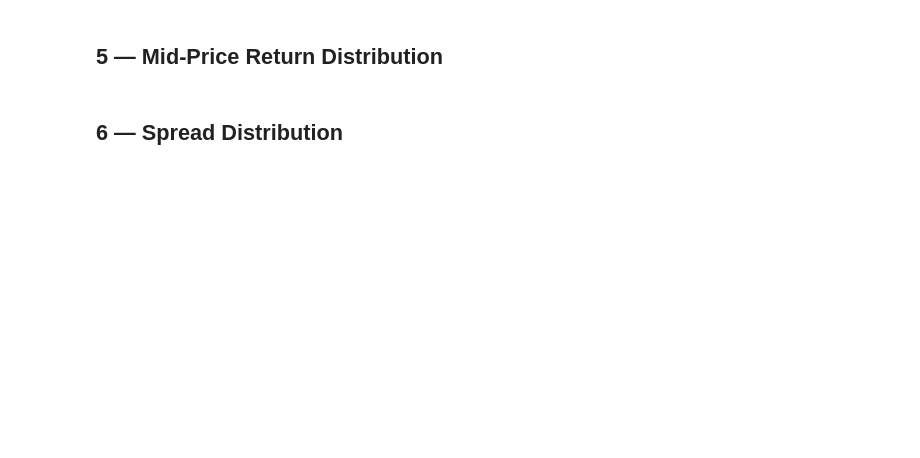
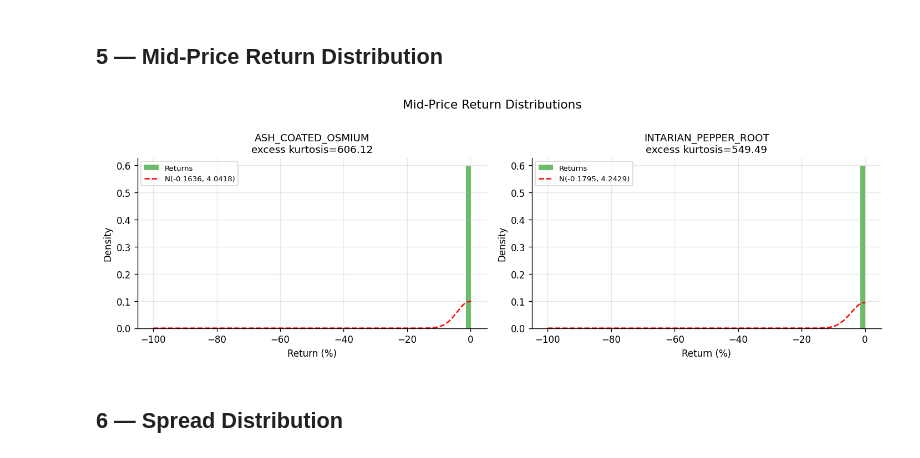
Before and after one commit to dutchduckgo/imc-prosperity-4, a Jupyter notebook: round_1/round_1_visualization.ipynb, the cells around one changed output. Drawn from its saved outputs; the diff is of its cells as text; code cells hidden in the pictures; blank space fills up the shorter version.

```diff
--- a/round_1/round_1_visualization.ipynb
+++ b/round_1/round_1_visualization.ipynb
@@ -245,25 +300,28 @@ plt.show()
 # %%
 fig, axes = plt.subplots(1, n, figsize=(6 * n, 4))
 if n == 1:
     axes = [axes]
 
 for ax, product in zip(axes, products):
     sub = prices[prices["product"] == product].sort_values(["day", "timestamp"])
     rets = sub["mid_price"].pct_change().dropna() * 100
+    rets = rets.replace([np.inf, -np.inf], np.nan).dropna()
     ax.hist(rets, bins=60, density=True, color=COLORS[2], alpha=0.7, label="Returns")
     mu, sigma = rets.mean(), rets.std()
     x = np.linspace(rets.min(), rets.max(), 300)
     ax.plot(x, sp_stats.norm.pdf(x, mu, sigma), "r--", lw=1.5,
             label=f"N({mu:.4f}, {sigma:.4f})")
     kurt = sp_stats.kurtosis(rets)
     ax.set_title(f"{product}\nexcess kurtosis={kurt:.2f}", fontsize=11)
     ax.set_xlabel("Return (%)")
     ax.set_ylabel("Density")
     ax.legend(fontsize=8)
 
 plt.suptitle("Mid-Price Return Distributions", fontsize=13, y=1.01)
 plt.tight_layout()
 plt.show()
+# %% [output]
+[figure, added]
 # %% [markdown]
 ## 6 — Spread Distribution
 # %%
```
Also changed, not shown: parts of 9 cells of this notebook.
